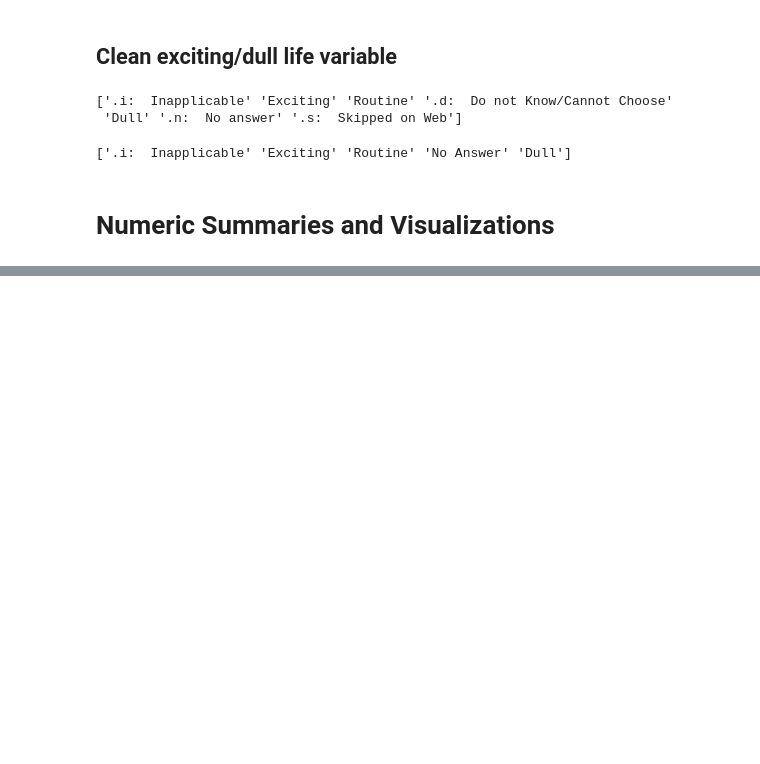
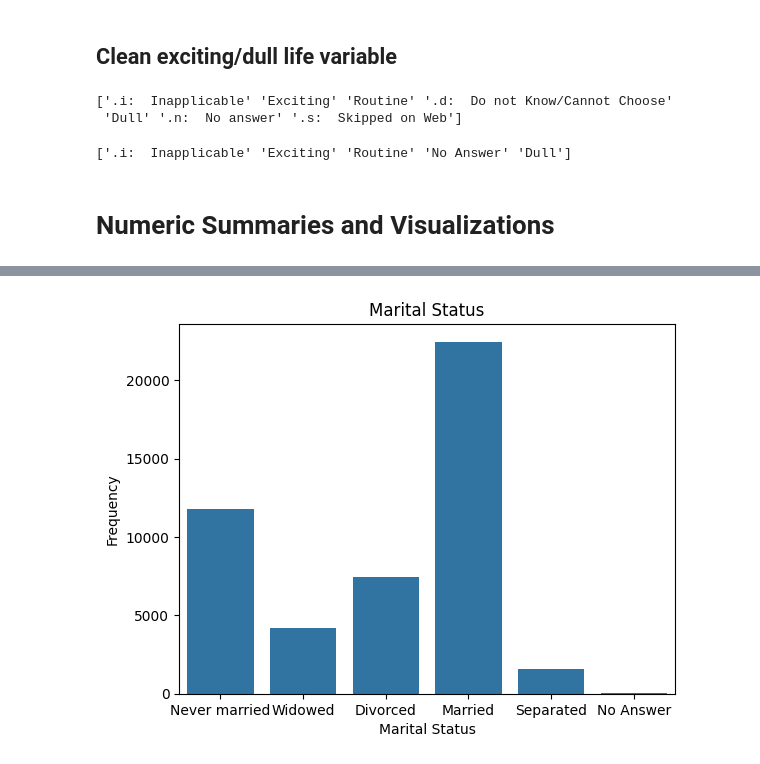
Before and after one commit to kpunsalan8/DS-3001-EDA-KP, a Jupyter notebook: lab/gss.ipynb, the cells around one changed output, grey strips where cells are left out. Cells and saved outputs as stored; diff of their text form; code cells hidden in the pictures; blank space fills up the shorter version.

```diff
--- a/lab/gss.ipynb
+++ b/lab/gss.ipynb
@@ -244,3 +248,15 @@ print(df[var].hist())
+# %%
+# explore marital status
+var = 'marital'
+sns.countplot(x=var, data=df)
+
+plt.title('Marital Status')
+plt.xlabel('Marital Status')
+plt.ylabel('Frequency')
+
+plt.show()
+# %% [output]
+[figure, added]
 # %%
 # visualization: scatterplot showing general happiness by age, sex, and race
 # %%
```
Also changed, not shown: parts of 4 cells of this notebook.
